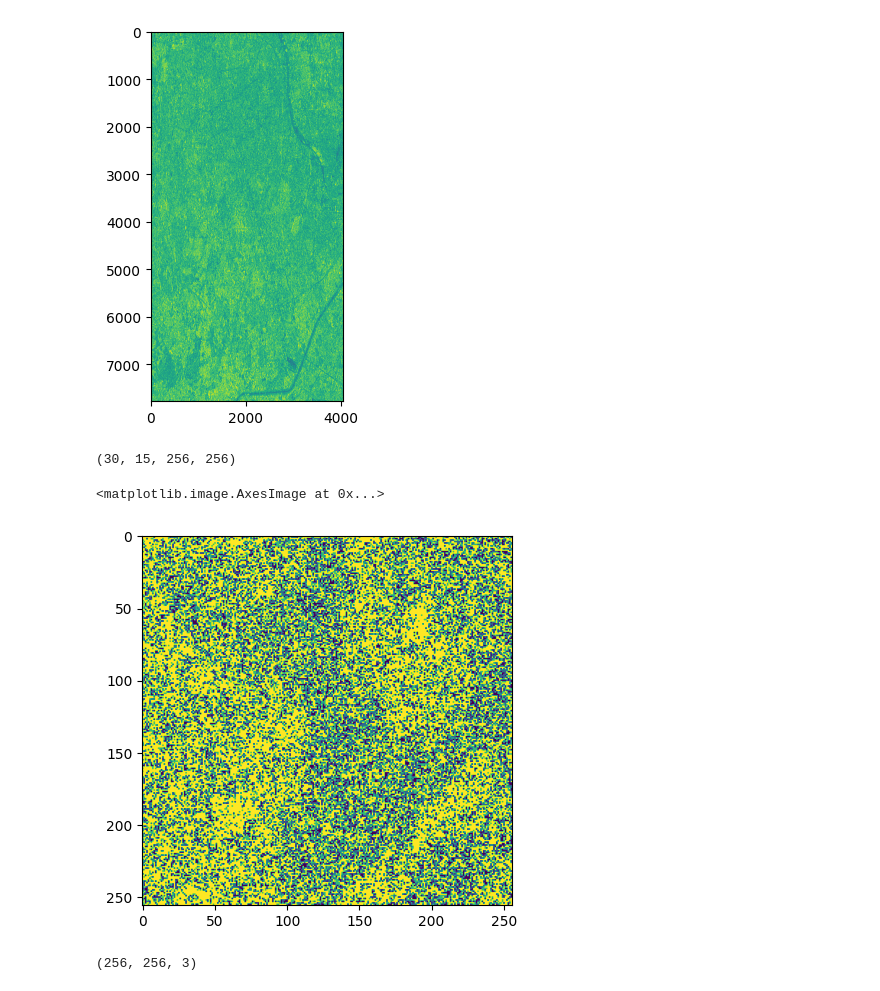
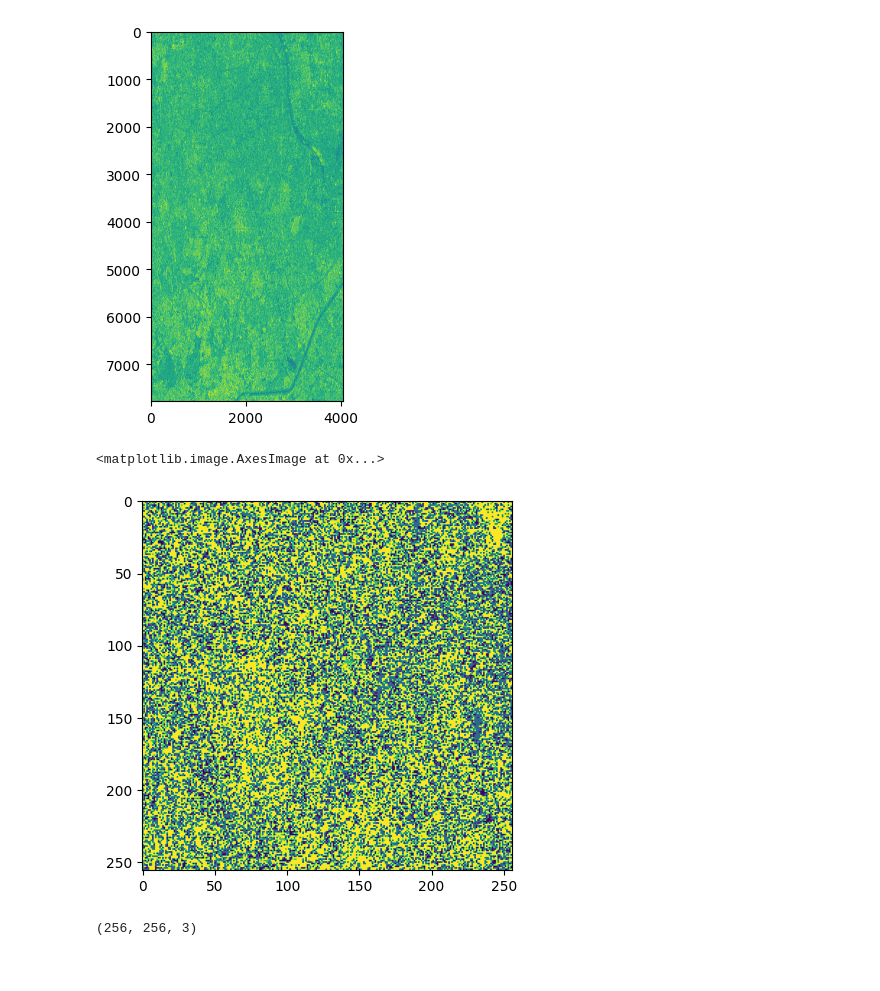
Before and after one commit to CaffineAddic/Complex-Value-Neural-Network-for-SAR-images-, a Jupyter notebook: Unet_CVNN.ipynb, the cells around one changed output. Drawn from its saved outputs; the diff is of its cells as text; code cells hidden in the pictures.

```diff
--- a/Unet_CVNN.ipynb
+++ b/Unet_CVNN.ipynb
@@ -23,7 +23,6 @@ import patchify as pat
 # %%
 patches_inp = pat.patchify(input, (256, 256), step=256)
 patches_mask = pat.patchify(mask, (256, 256), step=256)
-# %%
-patches_mask.shape
-# %% [output]
-(30, 15, 256, 256)
+# %%
+input_img = np.reshape(patches_inp, [450, 256, 256])
+mask_img = np.reshape(patches_mask, [450, 256, 256])
@@ -30,5 +32,5 @@ patches_mask.shape
 # %%
-plt.imshow(patches_mask[25][0])
+plt.imshow(mask_img[25])
 # %% [output]
 <matplotlib.image.AxesImage at 0x...>
-[figure, old version]
+[figure, new version]
```
Also changed, not shown: parts of 8 cells of this notebook.
